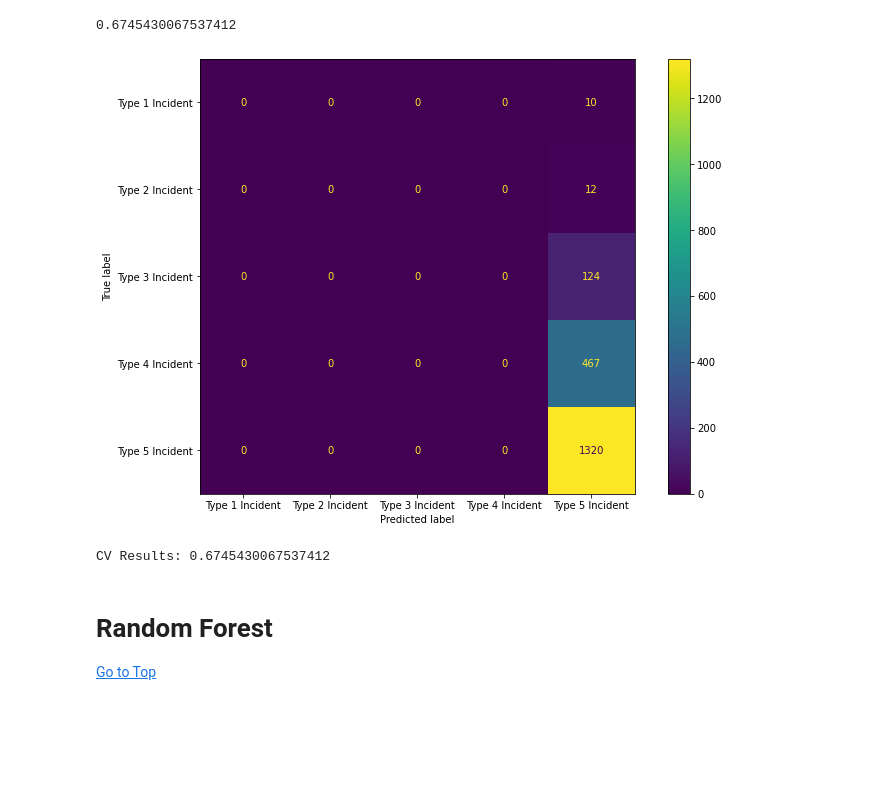
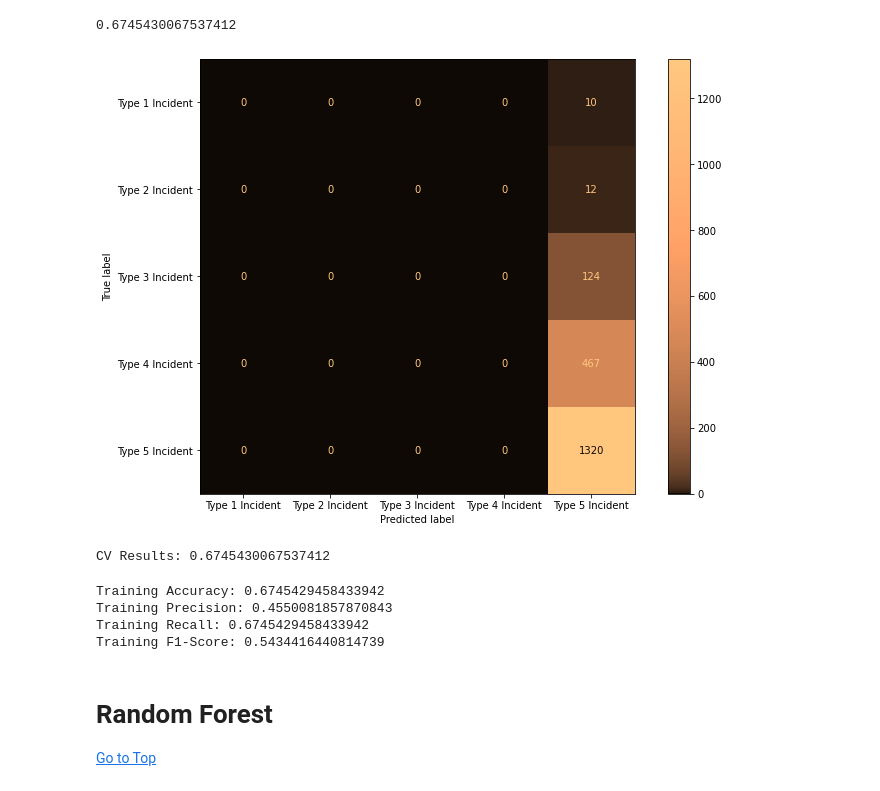
Before and after one commit to KeananG/ClassiFire, a Jupyter notebook: Modeling.ipynb, the cells around one changed output. Drawn from its saved outputs; the diff is of its cells as text; code cells hidden in the pictures; blank space fills up the shorter version.

```diff
--- a/Modeling.ipynb
+++ b/Modeling.ipynb
@@ -1984,16 +2146,30 @@ cv_results = cross_val_score(dummy_model, X_train, y_train, cv=5)
 cv_results.mean()
 # %% [output]
 0.6745430067537412
-# %%
-fig, ax = plt.subplots(figsize = (12,8))
-plot_confusion_matrix(dummy_model, X_test, y_test,ax=ax);
-# %% [output]
-[figure, removed]
+# %%
+# copper
+cmap = mpl.cm.copper
+colors = cmap(np.linspace(.05, 1, cmap.N))
+
+cmap_modified = mpl.colors.ListedColormap(colors)
+gradient_cmap = mpl.colors.LinearSegmentedColormap.from_list('gradient_cmap', colors, gamma=.4)
+
+fig, ax = plt.subplots(figsize=(12, 8))
+plot_confusion_matrix(dummy_model, X_test, y_test, ax=ax, cmap=gradient_cmap);
+# %% [output]
+[figure, added]
 # %%
 baseline = model(X, y, dummy_model)
 baseline.cross_validate()
 # %% [output]
 CV Results: 0.6745430067537412
+# %%
+baseline.aprf(average='weighted')
+# %% [output]
+Training Accuracy: 0.6745429458433942
+Training Precision: 0.4550081857870843
+Training Recall: 0.6745429458433942
+Training F1-Score: 0.5434416440814739
 # %% [markdown]
 <a id="random-forest"></a>
 # Random Forest
```
Also changed, not shown: parts of 66 cells of this notebook, 16 other files.
